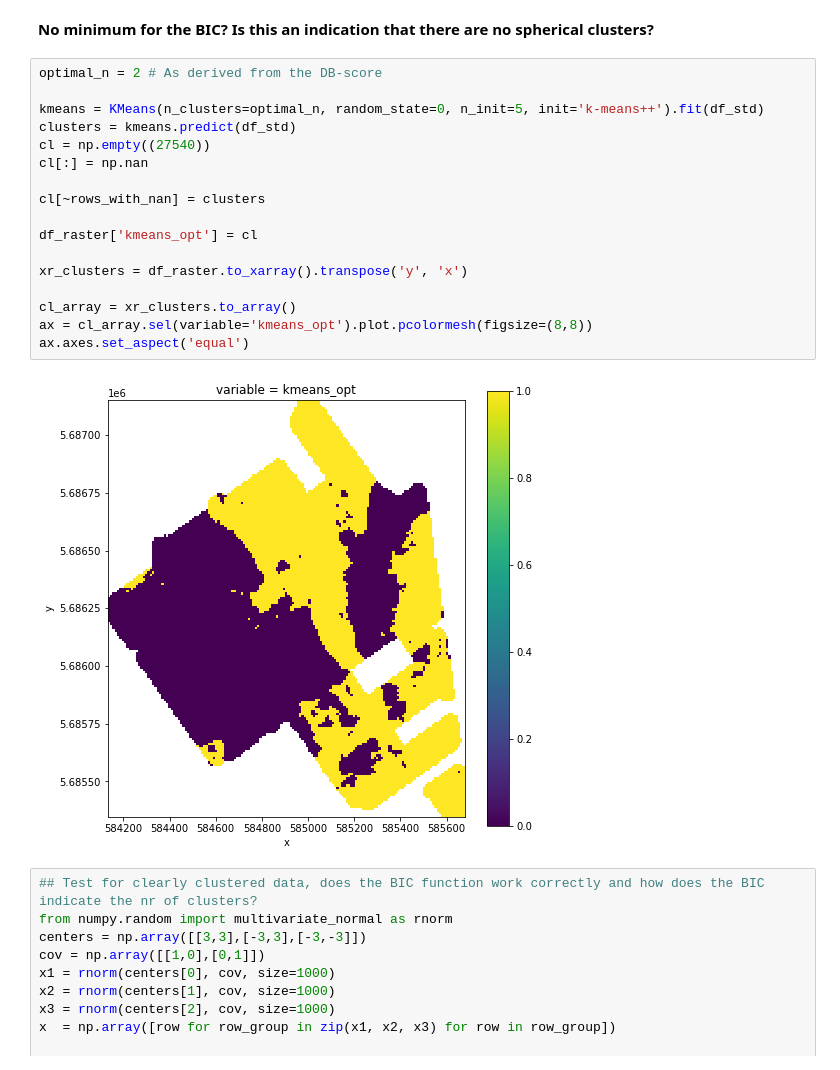
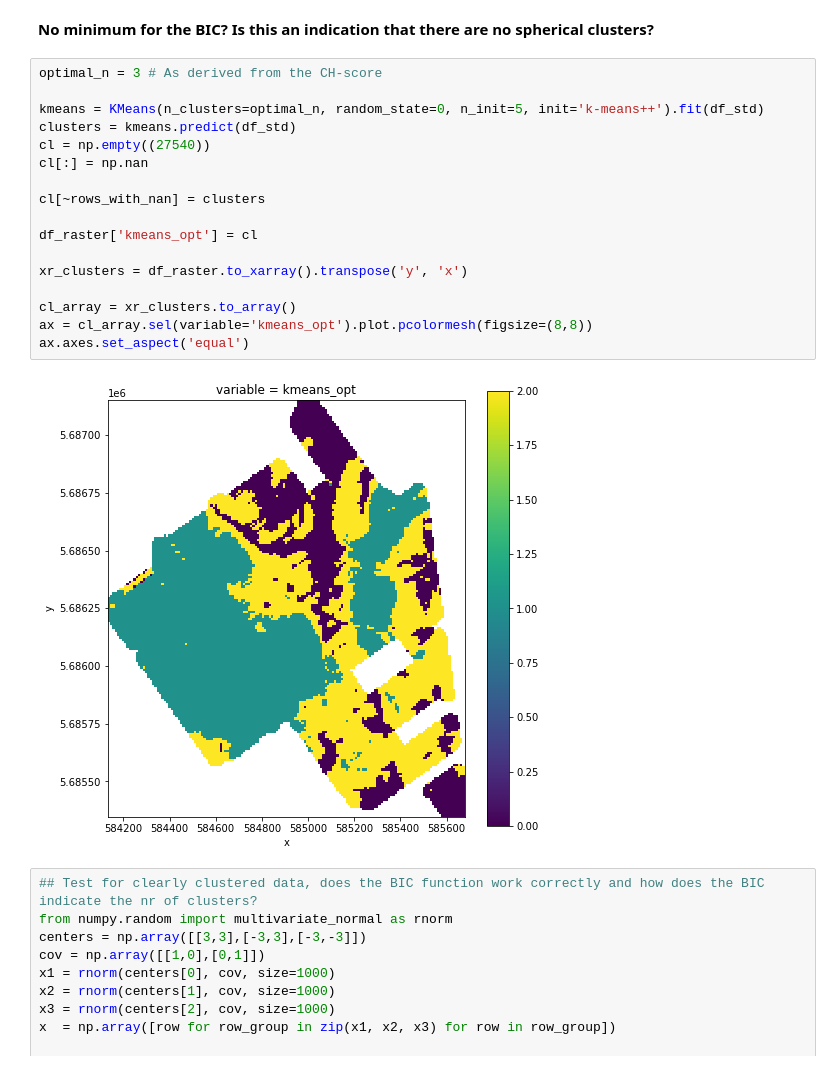
Before and after one commit to drdebivre/Thesis_EMIclass, a Jupyter notebook: 2.K_means.ipynb, the cells around one changed output. Cells and saved outputs as stored; diff of their text form.

```diff
--- a/2.K_means.ipynb
+++ b/2.K_means.ipynb
@@ -150,24 +162,24 @@ plt.show()
 # %% [markdown]
 **No minimum for the BIC? Is this an indication that there are no spherical clusters?**
 # %%
-optimal_n = 2 # As derived from the DB-score
+optimal_n = 3 # As derived from the CH-score
 
 kmeans = KMeans(n_clusters=optimal_n, random_state=0, n_init=5, init='k-means++').fit(df_std)
 clusters = kmeans.predict(df_std)
 cl = np.empty((27540))
 cl[:] = np.nan
 
 cl[~rows_with_nan] = clusters
 
 df_raster['kmeans_opt'] = cl
 
 xr_clusters = df_raster.to_xarray().transpose('y', 'x')
 
 cl_array = xr_clusters.to_array()
 ax = cl_array.sel(variable='kmeans_opt').plot.pcolormesh(figsize=(8,8))
 ax.axes.set_aspect('equal')
 # %% [output]
-[figure, old version]
+[figure, new version]
 # %%
 ## Test for clearly clustered data, does the BIC function work correctly and how does the BIC indicate the nr of clusters?
 from numpy.random import multivariate_normal as rnorm
```
Also changed, not shown: parts of 3 cells of this notebook.
